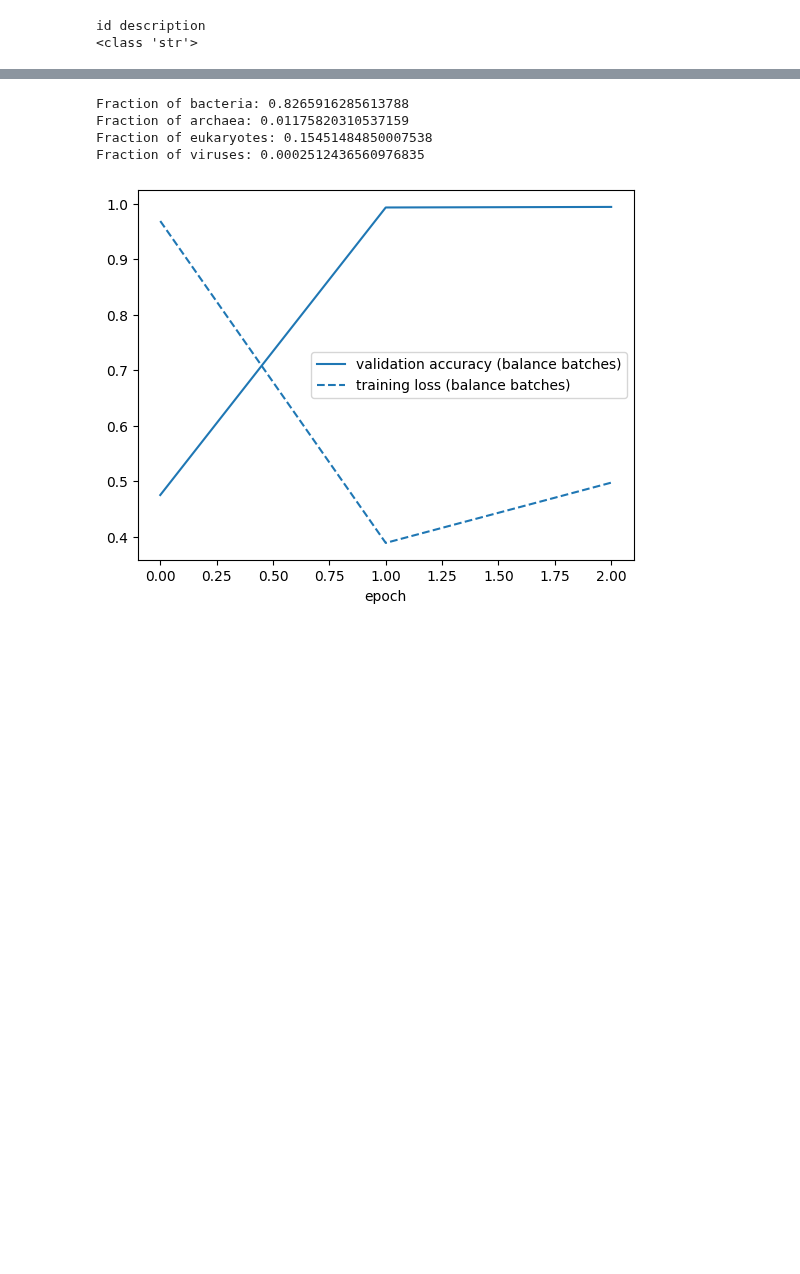
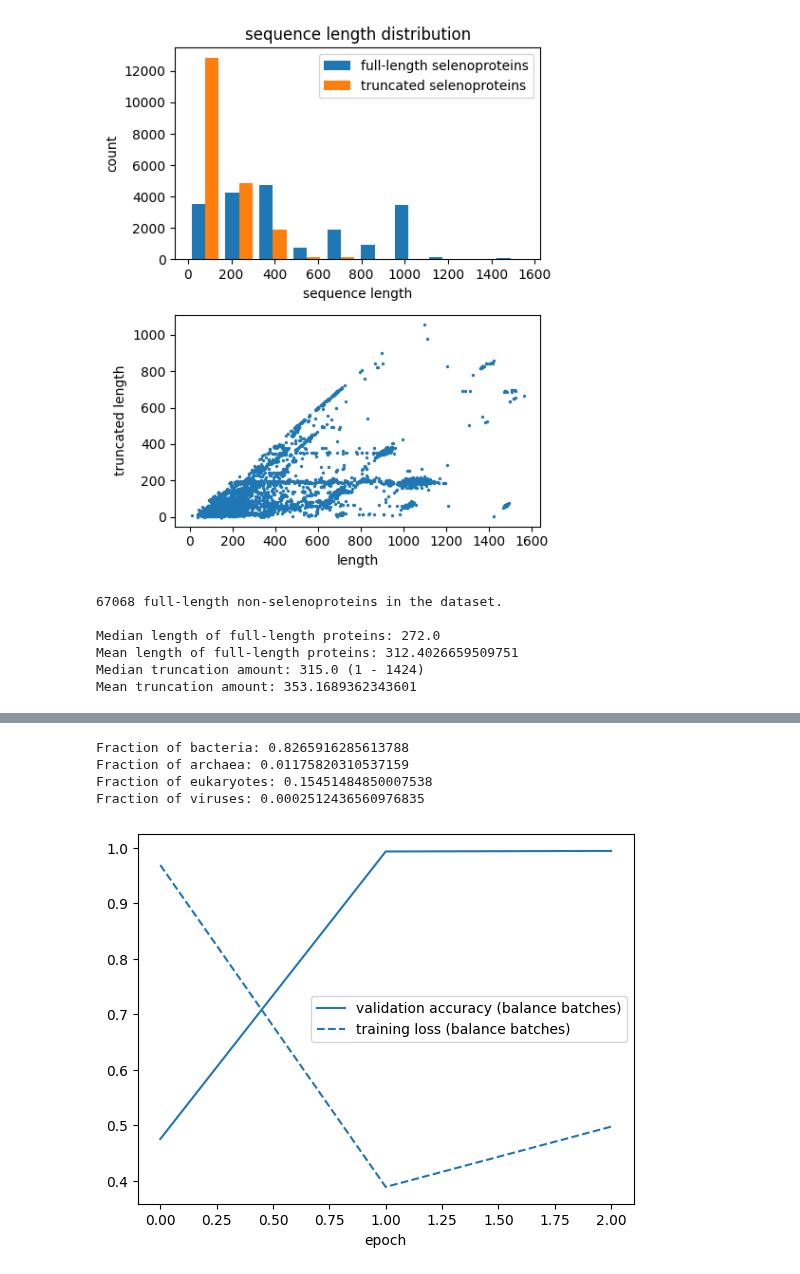
Before and after one commit to pipparichter/selenobot, a Jupyter notebook: notebooks/sandbox.ipynb, the cells around one changed output, grey strips where cells are left out. Drawn from its saved outputs; the diff is of its cells as text; code cells hidden in the pictures; blank space fills up the shorter version.

```diff
--- a/notebooks/sandbox.ipynb
+++ b/notebooks/sandbox.ipynb
@@ -38,8 +33,67 @@ with open('./test.fa', 'w') as f:
-# %%
-with open('./test.fa', 'r') as f:
-    for record in SeqIO.parse(f, 'fasta'):
-        print(record.description)
-        print(type(record.id))
-# %% [output]
-id description
-<class 'str'>
+# %%
+# Want to generate a dataset containing truncated non-selenoproteins and short full-length proteins.
+
+# Length distribution of truncated selenoproteins...
+sec_df = pd.read_csv(os.path.join(DATA_DIR, 'uniprot_sec.csv'))
+seqs = sec_df.seq.values
+
+lengths = [len(seq) for seq in seqs]
+truncated_lengths = [len(seq[:seq.index('U')]) for seq in seqs]
+truncation_amounts = [len(seq) - len(seq[:seq.index('U')]) for seq in seqs]
+
+fig, axes = plt.subplots(nrows=2, figsize=(5, 6))
+axes[0].hist((lengths, truncated_lengths))
+# ax.hist(truncated_lengths)
+
+axes[0].set_xlabel('sequence length')
+axes[0].set_ylabel('count')
+axes[0].set_title('sequence length distribution')
+axes[0].legend(['full-length selenoproteins', 'truncated selenoproteins'])
+
+axes[1].scatter(lengths, truncated_lengths, s=2)
+axes[1].set_xlabel('length')
+axes[1].set_ylabel('truncated length')
+
+fig.tight_layout()
+plt.show()
+# %% [output]
+[figure, added]
+# %%
+# Want to extract a subset of seq
+test_df = pd.read_hdf(os.path.join(DATA_DIR, 'test.h5'), key='metadata')
+test_df = test_df[test_df.label == 0] # Grab all non-selenoproteins.
+test_df['length'] = test_df.seq.apply(len)
+print(len(test_df), 'full-length non-selenoproteins in the dataset.\n')
+
+print('Median length of full-length proteins:', test_df.length.median())
+print('Mean length of full-length proteins:', test_df.length.mean())
+print('Median truncation amount:', np.median(truncation_amounts), f'({min(truncation_amounts)} - {max(truncation_amounts)})')
+print('Mean truncation amount:', np.mean(truncation_amounts))
+
+# short_proteins_df = test_df[test_df.length < 100].sample(5000)
+# # print(len(short_proteins_df), 'sequences in the test dataset with length < 100')
+df = test_df[test_df.length > 300].sample(5000) # Down-sample to reduce computation.
+# print(len(longer_proteins_df), 'sequences in the test dataset with length > 300')
+
+trunc_df = []
+for id_, row in zip(df.index, df.to_dict(orient='records', index=True)):
+    row['truncation'] = 0
+    row['id'] = id_ + '[0]'
+    trunc_df.append(row)
+
+    seq = row['seq']
+    for n in [10, 50, 100, 200, 300]:
+        row = row.copy()
+        row['truncation'] = n
+        row['seq'] = seq[:-n]
+        row['id'] = id_ + f'[{n}]'
+        trunc_df.append(row)
+trunc_df = pd.DataFrame(trunc_df).set_index('id')
+trunc_df.to_csv(os.path.join(DATA_DIR, 'uniprot_truncated.csv'))
+# %% [output]
+67068 full-length non-selenoproteins in the dataset.
+
+Median length of full-length proteins: 272.0
+Mean length of full-length proteins: 312.4026659509751
+Median truncation amount: 315.0 (1 - 1424)
+Mean truncation amount: 353.1689362343601
```
Also changed, not shown: parts of 3 cells of this notebook, 1 other file.
